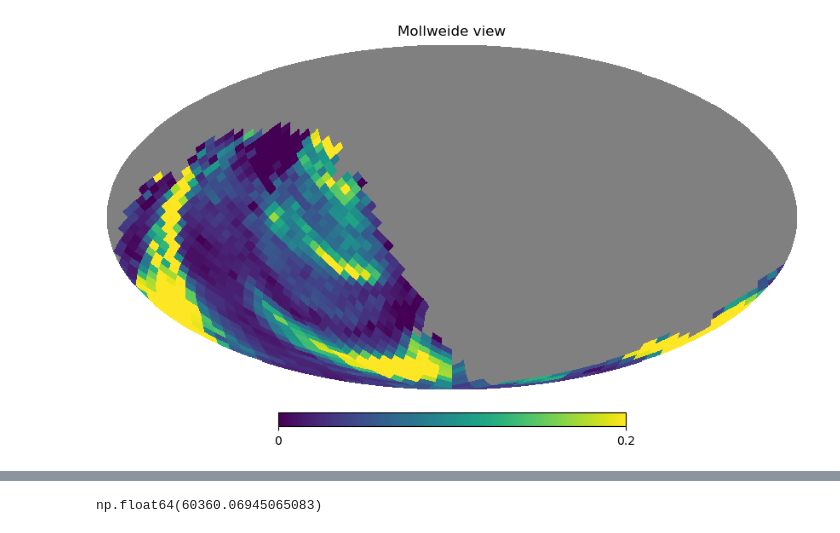
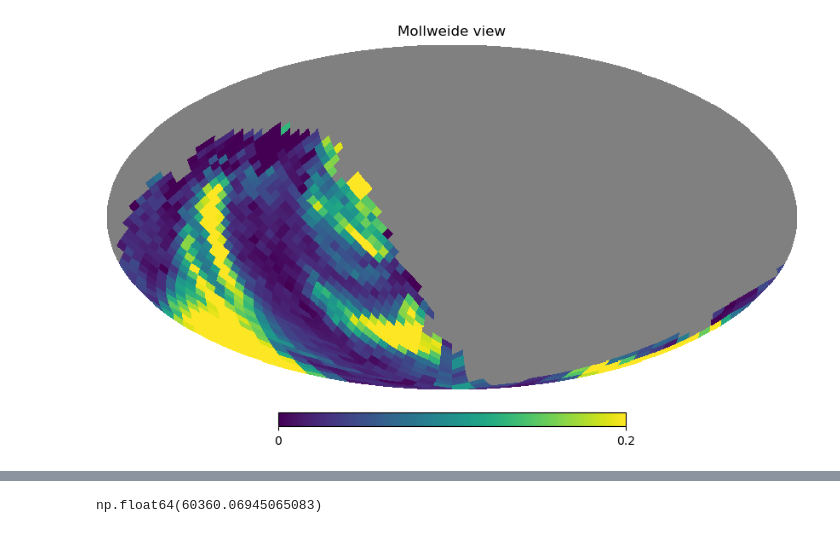
Before and after one commit to yoachim/25_scratch, a Jupyter notebook: sky_data/cloud_data_look.ipynb, the cells around one changed output, grey strips where cells are left out. Saved outputs shown, nothing was run; the diff lists cells and outputs as text; code cells hidden in the pictures.

```diff
--- a/sky_data/cloud_data_look.ipynb
+++ b/sky_data/cloud_data_look.ipynb
@@ -42,4 +20,13 @@ TCOMM3  = '[mag] error in weighted mean extinction in HEALPix tile'
+# %%
+all_maps = []
+jds = []
+for filename in files:
+    with fits.open(filename) as hdul:
+        data = hdul[1].data  # assume the first extension is an image
+        header = hdul[1].header
+        all_maps.append(data["clouds"])
+        jds.append(header["JD"])
 # %%
-hp.mollview(data["clouds"], nest=True, min=0, max=0.2)
+hp.mollview(all_maps[0], nest=True, min=0, max=0.2)
 # %% [output]
-[figure, old version]
+[figure, new version]
```
Also changed, not shown: parts of 7 cells of this notebook.
